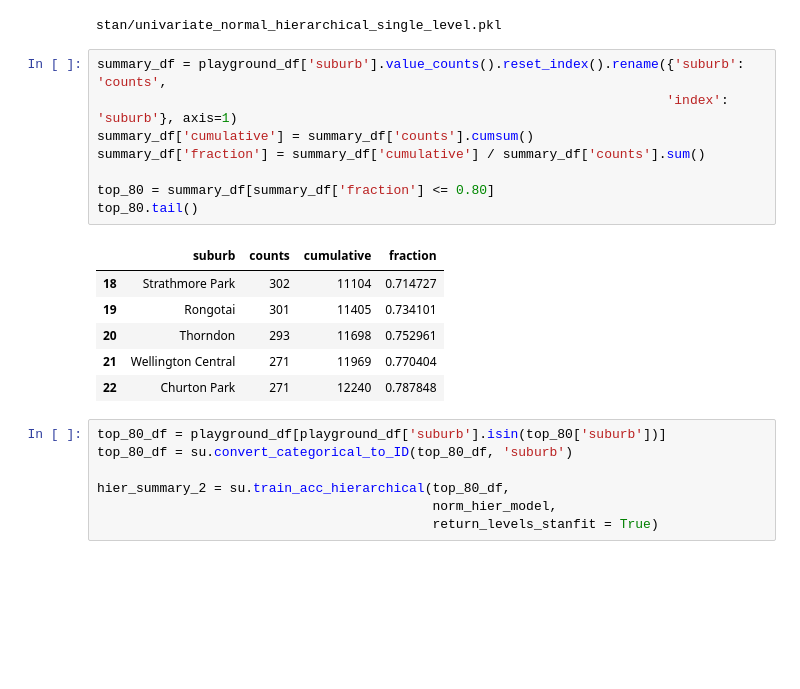
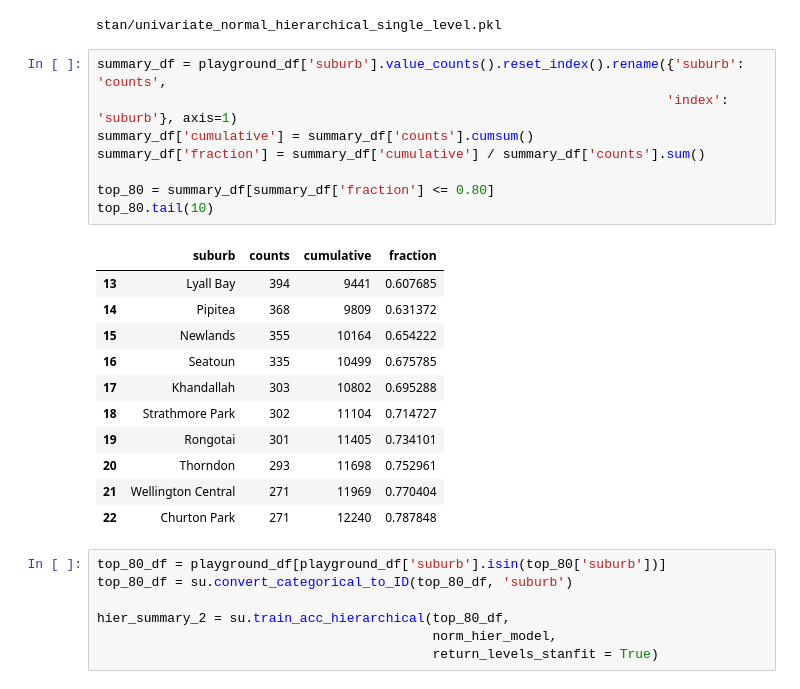
Before and after one commit to shriv/accessibility-series, a Jupyter notebook: Visualising accessibility by suburb.ipynb, the cells around one changed output. Cells and saved outputs as stored; diff of their text form; blank space fills up the shorter version.

```diff
--- a/Visualising accessibility by suburb.ipynb
+++ b/Visualising accessibility by suburb.ipynb
@@ -431,13 +580,18 @@ stan/univariate_normal_hierarchical_single_level.pkl
 # %%
 summary_df = playground_df['suburb'].value_counts().reset_index().rename({'suburb': 'counts',
                                                                          'index': 'suburb'}, axis=1)
 summary_df['cumulative'] = summary_df['counts'].cumsum()
 summary_df['fraction'] = summary_df['cumulative'] / summary_df['counts'].sum()
 
 top_80 = summary_df[summary_df['fraction'] <= 0.80]
-top_80.tail()
+top_80.tail(10)
 # %% [output]
 |  | suburb | counts | cumulative | fraction |
+| 13 | Lyall Bay | 394 | 9441 | 0.607685 |
+| 14 | Pipitea | 368 | 9809 | 0.631372 |
+| 15 | Newlands | 355 | 10164 | 0.654222 |
+| 16 | Seatoun | 335 | 10499 | 0.675785 |
+| 17 | Khandallah | 303 | 10802 | 0.695288 |
 | 18 | Strathmore Park | 302 | 11104 | 0.714727 |
 | 19 | Rongotai | 301 | 11405 | 0.734101 |
 | 20 | Thorndon | 293 | 11698 | 0.752961 |
```
Also changed, not shown: parts of 41 cells of this notebook, 2 other files.
